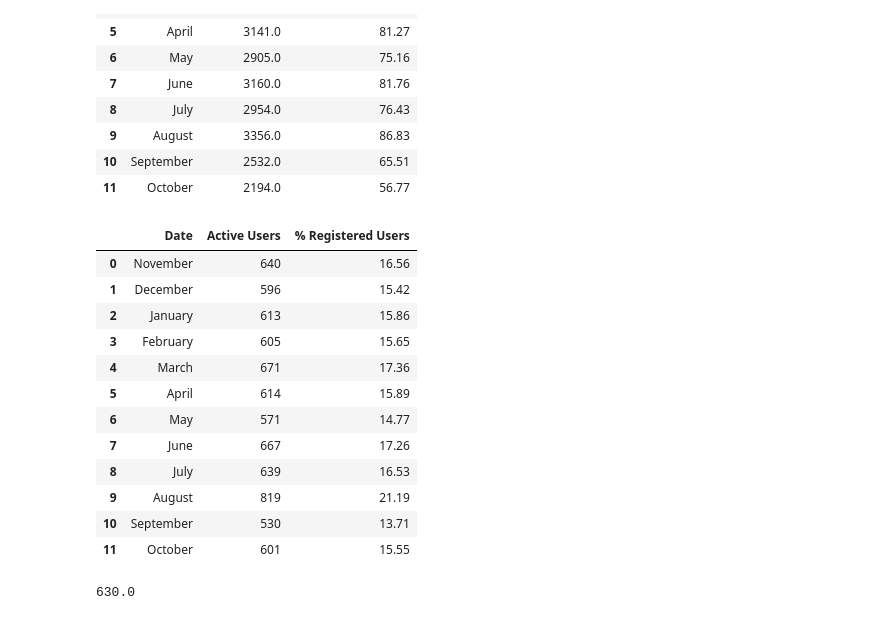
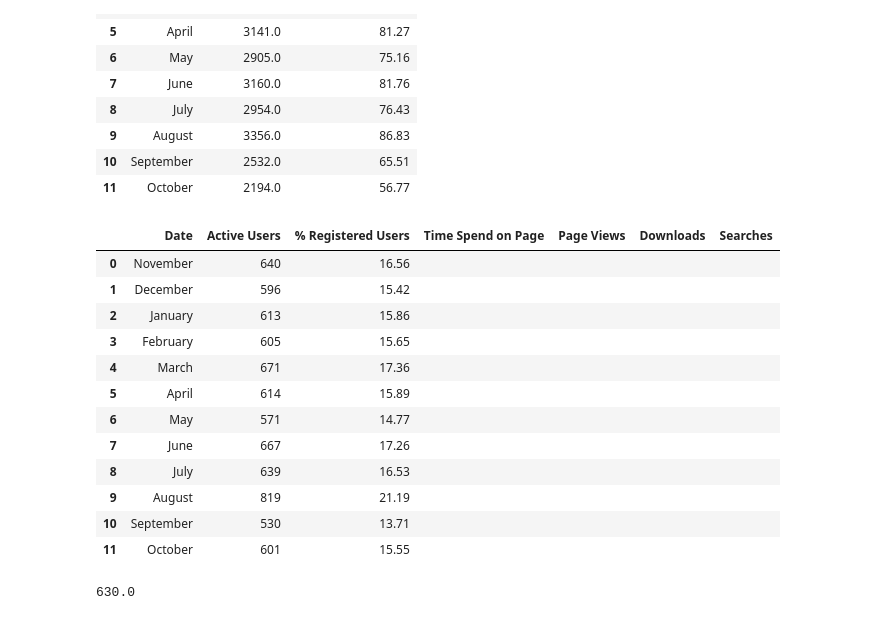
Before and after one commit to olga0503/DATA602hw1, a Jupyter notebook: FedCentral Analytics .ipynb, the cells around one changed output. Drawn from its saved outputs; the diff is of its cells as text; code cells hidden in the pictures.

```diff
--- a/FedCentral Analytics .ipynb
+++ b/FedCentral Analytics .ipynb
@@ -167,39 +167,45 @@ The table below shows average number of active users per month.
 # %%
 view_user_nov = pd.read_csv('views_user_nov.csv')
 view_user_dec = pd.read_csv('views_user_dec.csv')
 view_user_jan = pd.read_csv('views_user_jan.csv')
 view_user_feb = pd.read_csv('views_user_feb.csv')
 view_user_mar = pd.read_csv('views_user_mar.csv')
 view_user_apr = pd.read_csv('views_user_apr.csv')
 view_user_may = pd.read_csv('views_user_may.csv')
 view_user_jun = pd.read_csv('views_user_jun.csv')
 view_user_jul = pd.read_csv('views_user_jul.csv')
 view_user_aug = pd.read_csv('views_user_aug.csv')
 view_user_sep = pd.read_csv('views_user_sep.csv')
 view_user_oct = pd.read_csv('views_user_oct.csv')
 
 active_users_monthly = pd.DataFrame()
 active_users_monthly['Date'] = ['November','December','January','February','March','April','May','June','July','August','September','October']
 active_users_monthly['Active Users'] = [len(set(view_user_nov['User'])),len(set(view_user_dec['User'])),len(set(view_user_jan['User'])),
                                         len(set(view_user_feb['User'])),len(set(view_user_mar['User'])), len(set(view_user_apr['User'])),
                                         len(set(view_user_may['User'])),len(set(view_user_jun['User'])), len(set(view_user_jul['User'])),
                                         len(set(view_user_aug['User'])),len(set(view_user_sep['User'])),len(set(view_user_oct['User']))]
 active_users_monthly['% Registered Users'] = round(active_users_monthly['Active Users']*100/len(fedcentral_users),2)
+
+active_users_monthly['Time Spend on Page'] = ''
+active_users_monthly['Page Views'] = ''
+active_users_monthly['Downloads'] = ''
+active_users_monthly['Searches'] = ''
+
 active_users_monthly
 # %% [output]
-|  | Date | Active Users | % Registered Users |
-| 0 | November | 640 | 16.56 |
-| 1 | December | 596 | 15.42 |
-| 2 | January | 613 | 15.86 |
-| 3 | February | 605 | 15.65 |
-| 4 | March | 671 | 17.36 |
-| 5 | April | 614 | 15.89 |
-| 6 | May | 571 | 14.77 |
-| 7 | June | 667 | 17.26 |
-| 8 | July | 639 | 16.53 |
-| 9 | August | 819 | 21.19 |
-| 10 | September | 530 | 13.71 |
-| 11 | October | 601 | 15.55 |
+|  | Date | Active Users | % Registered Users | Time Spend on Page | Page Views | Downloads | Searches |
+| 0 | November | 640 | 16.56 |  |  |  |  |
+| 1 | December | 596 | 15.42 |  |  |  |  |
+| 2 | January | 613 | 15.86 |  |  |  |  |
+| 3 | February | 605 | 15.65 |  |  |  |  |
+| 4 | March | 671 | 17.36 |  |  |  |  |
+| 5 | April | 614 | 15.89 |  |  |  |  |
+| 6 | May | 571 | 14.77 |  |  |  |  |
+| 7 | June | 667 | 17.26 |  |  |  |  |
+| 8 | July | 639 | 16.53 |  |  |  |  |
+| 9 | August | 819 | 21.19 |  |  |  |  |
+| 10 | September | 530 | 13.71 |  |  |  |  |
+| 11 | October | 601 | 15.55 |  |  |  |  |
 # %%
 users_monthly = round(active_users_monthly['Active Users'].mean(),0)
 users_monthly
```
